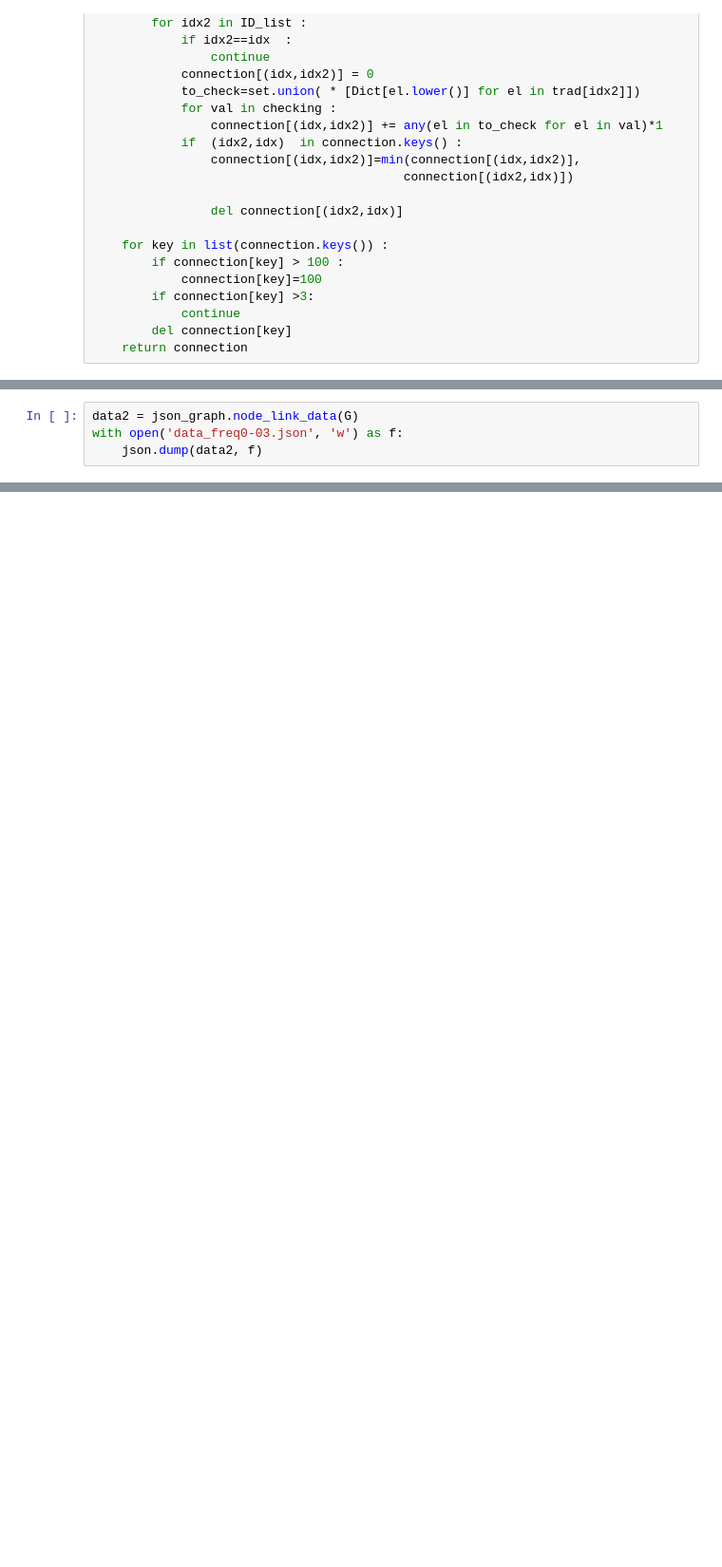
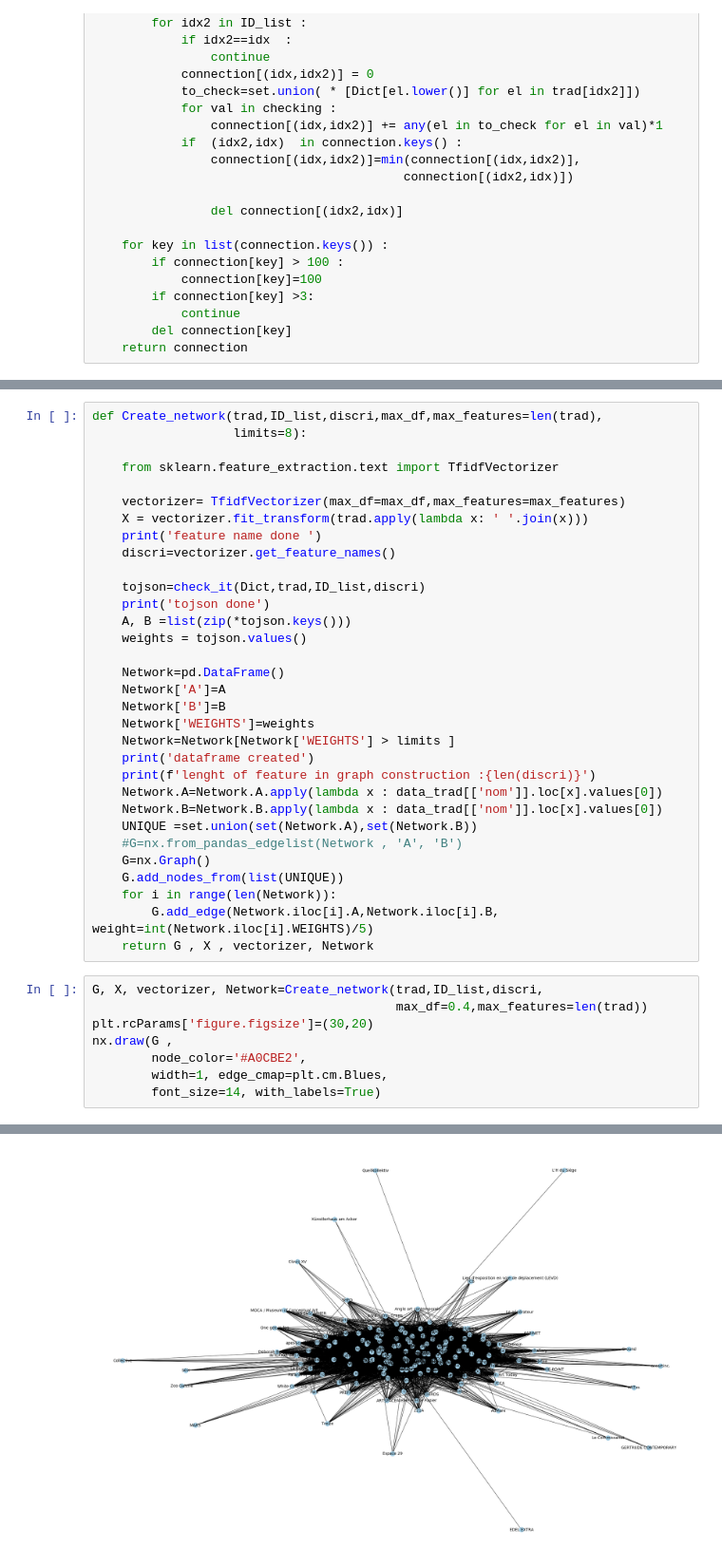
Before and after one commit to laab-orga/artist_run_spaces_marathon, a Jupyter notebook: Sandbox/Graph_implementation.ipynb, the cells around one changed output, grey strips where cells are left out. Shown at 95% size. Saved outputs shown, nothing was run; the diff lists cells and outputs as text; blank space fills up the shorter version.

```diff
--- a/Sandbox/Graph_implementation.ipynb
+++ b/Sandbox/Graph_implementation.ipynb
@@ -220,4 +58,0 @@ import json
-# %%
-data2 = json_graph.node_link_data(G)
-with open('data_freq0-03.json', 'w') as f:
-    json.dump(data2, f)
@@ -234,0 +59,41 @@ job.dump(Dict,'dict_clean.job')
+# %%
+def Create_network(trad,ID_list,discri,max_df,max_features=len(trad),
+                   limits=8):
+
+    from sklearn.feature_extraction.text import TfidfVectorizer
+
+    vectorizer= TfidfVectorizer(max_df=max_df,max_features=max_features)
+    X = vectorizer.fit_transform(trad.apply(lambda x: ' '.join(x)))
+    print('feature name done ')
+    discri=vectorizer.get_feature_names()
+
+    tojson=check_it(Dict,trad,ID_list,discri)
+    print('tojson done')
+    A, B =list(zip(*tojson.keys()))
+    weights = tojson.values()
+
+    Network=pd.DataFrame()
+    Network['A']=A
+    Network['B']=B
+    Network['WEIGHTS']=weights
+    Network=Network[Network['WEIGHTS'] > limits ]
+    print('dataframe created')
+    print(f'lenght of feature in graph construction :{len(discri)}')
+    Network.A=Network.A.apply(lambda x : data_trad[['nom']].loc[x].values[0])
+    Network.B=Network.B.apply(lambda x : data_trad[['nom']].loc[x].values[0])
+    UNIQUE =set.union(set(Network.A),set(Network.B))
+    #G=nx.from_pandas_edgelist(Network , 'A', 'B')
+    G=nx.Graph()
+    G.add_nodes_from(list(UNIQUE))
+    for i in range(len(Network)):
+        G.add_edge(Network.iloc[i].A,Network.iloc[i].B, weight=int(Network.iloc[i].WEIGHTS)/5)
+    return G , X , vectorizer, Network
+# %%
+G, X, vectorizer, Network=Create_network(trad,ID_list,discri,
+                                         max_df=0.4,max_features=len(trad))
+plt.rcParams['figure.figsize']=(30,20)
+nx.draw(G ,
+        node_color='#A0CBE2',
+        width=1, edge_cmap=plt.cm.Blues,
+        font_size=14, with_labels=True)
+# %% [output]
@@ -234,0 +103 @@ job.dump(Dict,'dict_clean.job')
+[figure, added]
```
Also changed, not shown: parts of 51 cells of this notebook, 1 other file.
